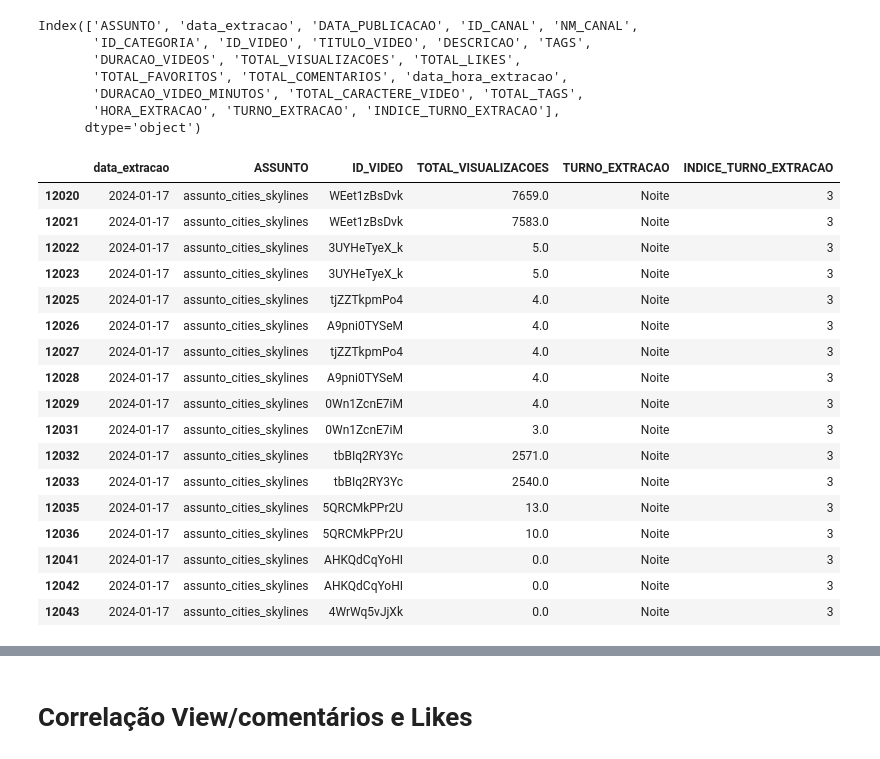
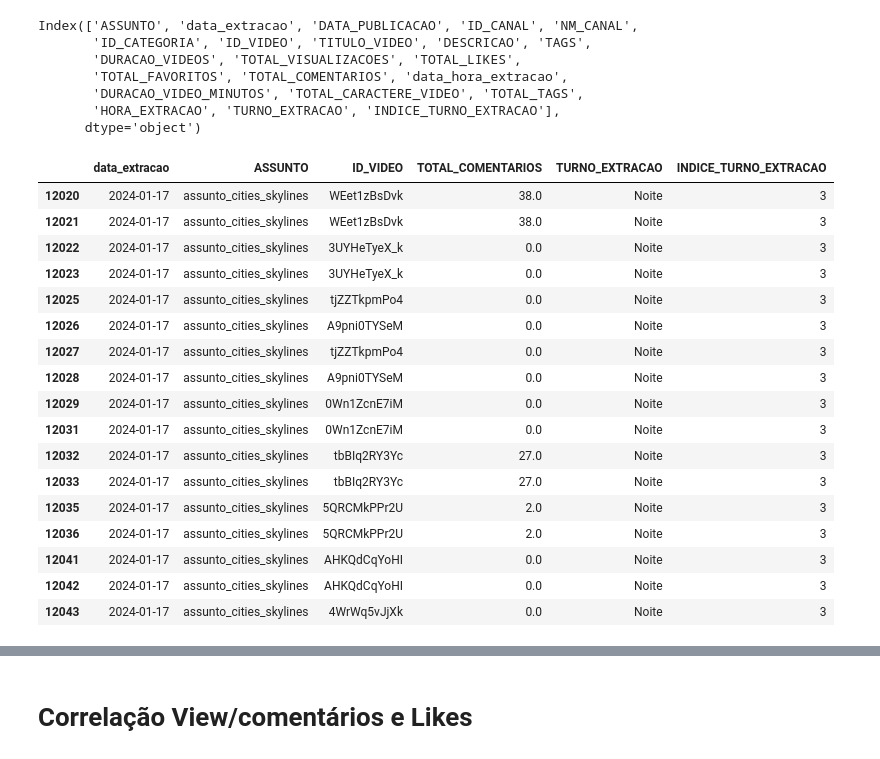
Before and after one commit to rodrigorocha1/analise_dados_youtube, a Jupyter notebook: notebooks_v2/visualizacoes.ipynb, the cells around one changed output, grey strips where cells are left out. Saved outputs shown, nothing was run; the diff lists cells and outputs as text; code cells hidden in the pictures.

```diff
--- a/notebooks_v2/visualizacoes.ipynb
+++ b/notebooks_v2/visualizacoes.ipynb
@@ -407,43 +407,43 @@ Index(['ASSUNTO', 'data_extracao', 'DATA_PUBLICACAO', 'ID_CANAL', 'NM_CANAL',
        'HORA_EXTRACAO', 'TURNO_EXTRACAO', 'INDICE_TURNO_EXTRACAO'],
       dtype='object')
 # %%
-metricas = 'TOTAL_VISUALIZACOES'
+metricas = 'TOTAL_COMENTARIOS'
 tipos = {
     'DATA_EXTRACAO':  'datetime64[ns]',
     'ASSUNTO' : 'string',
     'ID_VIDEO': 'string',
     'TURNO_EXTRACAO': 'string',
     'INDICE_TURNO_EXTRACAO' : 'int4',
     metricas : 'int32'
 }
 
 assunto = 'assunto_cities_skylines'
 base = pd.read_parquet('../dados/ouro/dados_tratado_estatisticas_gerais.parquet', columns=['data_extracao','ASSUNTO', 'ID_VIDEO', metricas, 'TURNO_EXTRACAO', 'INDICE_TURNO_EXTRACAO'])
 base = base.query(f' ASSUNTO == "{assunto}" and TURNO_EXTRACAO == "Noite" and data_extracao == "2024-01-17"')
 base['data_extracao'] = pd.to_datetime(base['data_extracao']).dt.tz_localize(None)
 base['data_extracao'] = base['data_extracao'].dt.date
 base['ASSUNTO'] = base['ASSUNTO'].astype('string')
 base['ID_VIDEO'] = base['ID_VIDEO'].astype('string')
 base['TURNO_EXTRACAO'] = base['TURNO_EXTRACAO'].astype('string')
 base['INDICE_TURNO_EXTRACAO'] = base['INDICE_TURNO_EXTRACAO'].astype('int8')
 base[metricas] = round(base[metricas].astype('float32'), 0)
 base
 # %% [output]
-|  | data_extracao | ASSUNTO | ID_VIDEO | TOTAL_VISUALIZACOES | TURNO_EXTRACAO | INDICE_TURNO_EXTRACAO |
-| 12020 | 2024-01-17 | assunto_cities_skylines | WEet1zBsDvk | 7659.0 | Noite | 3 |
-| 12021 | 2024-01-17 | assunto_cities_skylines | WEet1zBsDvk | 7583.0 | Noite | 3 |
-| 12022 | 2024-01-17 | assunto_cities_skylines | 3UYHeTyeX_k | 5.0 | Noite | 3 |
-| 12023 | 2024-01-17 | assunto_cities_skylines | 3UYHeTyeX_k | 5.0 | Noite | 3 |
-| 12025 | 2024-01-17 | assunto_cities_skylines | tjZZTkpmPo4 | 4.0 | Noite | 3 |
-| 12026 | 2024-01-17 | assunto_cities_skylines | A9pni0TYSeM | 4.0 | Noite | 3 |
-| 12027 | 2024-01-17 | assunto_cities_skylines | tjZZTkpmPo4 | 4.0 | Noite | 3 |
-| 12028 | 2024-01-17 | assunto_cities_skylines | A9pni0TYSeM | 4.0 | Noite | 3 |
-| 12029 | 2024-01-17 | assunto_cities_skylines | 0Wn1ZcnE7iM | 4.0 | Noite | 3 |
-| 12031 | 2024-01-17 | assunto_cities_skylines | 0Wn1ZcnE7iM | 3.0 | Noite | 3 |
-| 12032 | 2024-01-17 | assunto_cities_skylines | tbBIq2RY3Yc | 2571.0 | Noite | 3 |
-| 12033 | 2024-01-17 | assunto_cities_skylines | tbBIq2RY3Yc | 2540.0 | Noite | 3 |
-| 12035 | 2024-01-17 | assunto_cities_skylines | 5QRCMkPPr2U | 13.0 | Noite | 3 |
-| 12036 | 2024-01-17 | assunto_cities_skylines | 5QRCMkPPr2U | 10.0 | Noite | 3 |
+|  | data_extracao | ASSUNTO | ID_VIDEO | TOTAL_COMENTARIOS | TURNO_EXTRACAO | INDICE_TURNO_EXTRACAO |
+| 12020 | 2024-01-17 | assunto_cities_skylines | WEet1zBsDvk | 38.0 | Noite | 3 |
+| 12021 | 2024-01-17 | assunto_cities_skylines | WEet1zBsDvk | 38.0 | Noite | 3 |
+| 12022 | 2024-01-17 | assunto_cities_skylines | 3UYHeTyeX_k | 0.0 | Noite | 3 |
+| 12023 | 2024-01-17 | assunto_cities_skylines | 3UYHeTyeX_k | 0.0 | Noite | 3 |
+| 12025 | 2024-01-17 | assunto_cities_skylines | tjZZTkpmPo4 | 0.0 | Noite | 3 |
+| 12026 | 2024-01-17 | assunto_cities_skylines | A9pni0TYSeM | 0.0 | Noite | 3 |
+| 12027 | 2024-01-17 | assunto_cities_skylines | tjZZTkpmPo4 | 0.0 | Noite | 3 |
+| 12028 | 2024-01-17 | assunto_cities_skylines | A9pni0TYSeM | 0.0 | Noite | 3 |
+| 12029 | 2024-01-17 | assunto_cities_skylines | 0Wn1ZcnE7iM | 0.0 | Noite | 3 |
+| 12031 | 2024-01-17 | assunto_cities_skylines | 0Wn1ZcnE7iM | 0.0 | Noite | 3 |
+| 12032 | 2024-01-17 | assunto_cities_skylines | tbBIq2RY3Yc | 27.0 | Noite | 3 |
+| 12033 | 2024-01-17 | assunto_cities_skylines | tbBIq2RY3Yc | 27.0 | Noite | 3 |
+| 12035 | 2024-01-17 | assunto_cities_skylines | 5QRCMkPPr2U | 2.0 | Noite | 3 |
+| 12036 | 2024-01-17 | assunto_cities_skylines | 5QRCMkPPr2U | 2.0 | Noite | 3 |
 | 12041 | 2024-01-17 | assunto_cities_skylines | AHKQdCqYoHI | 0.0 | Noite | 3 |
 | 12042 | 2024-01-17 | assunto_cities_skylines | AHKQdCqYoHI | 0.0 | Noite | 3 |
 | 12043 | 2024-01-17 | assunto_cities_skylines | 4WrWq5vJjXk | 0.0 | Noite | 3 |
```
Also changed, not shown: parts of 1 cell of this notebook, 3 other files.
